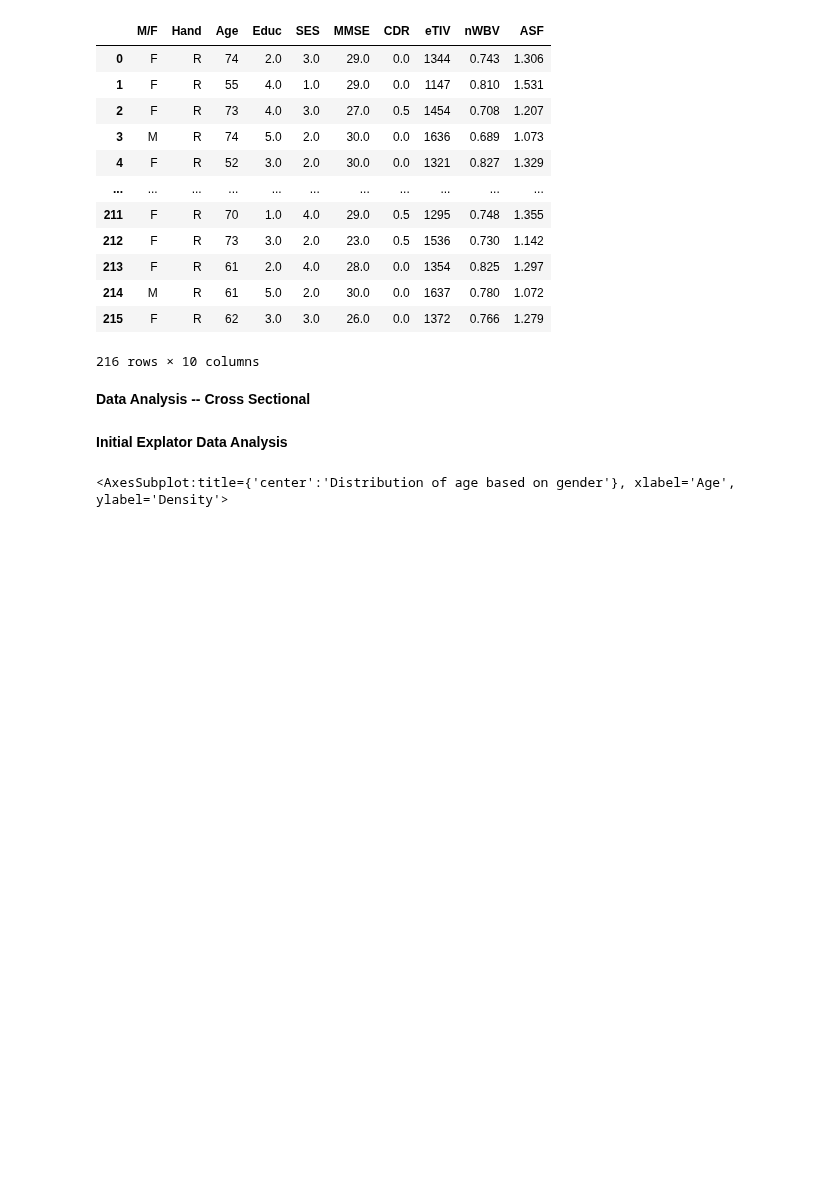
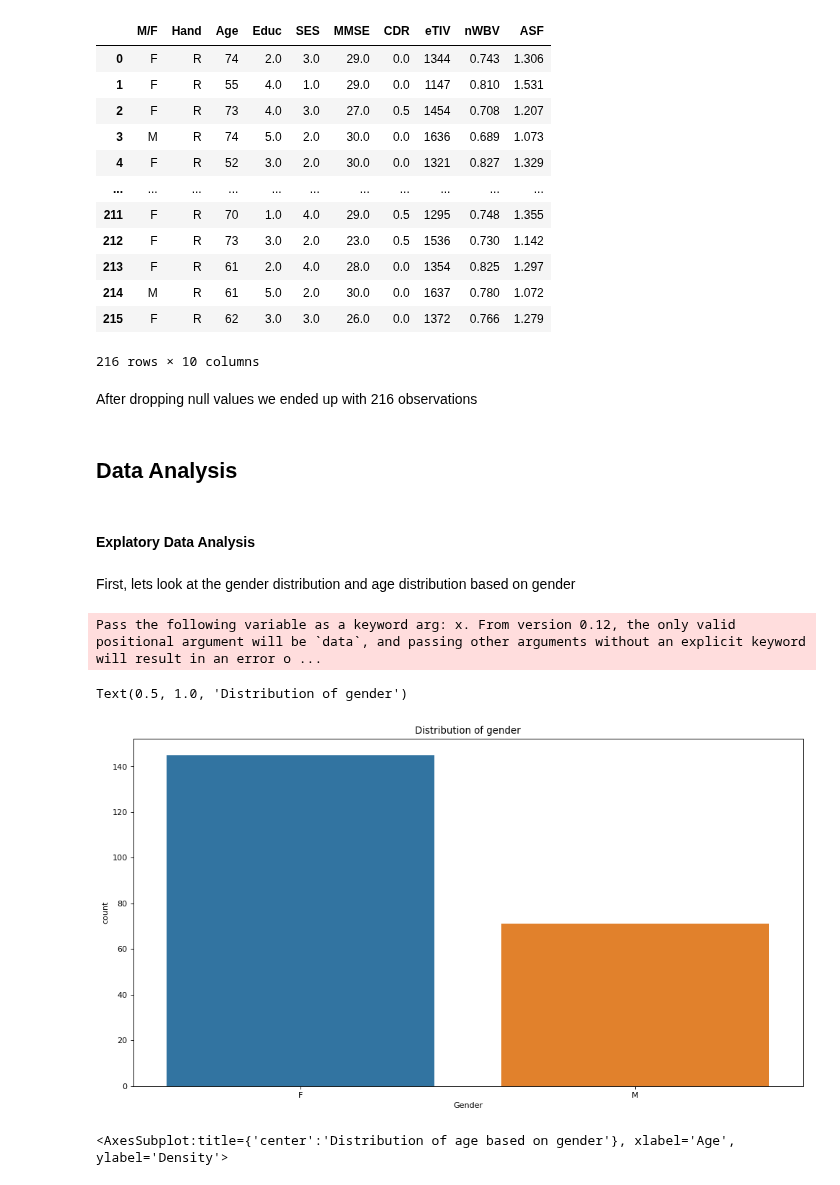
Before and after one commit to Gauss-x/Alzheimer-s-Analysis, a Jupyter notebook: main.ipynb, the cells around one changed output. Drawn from its saved outputs; the diff is of its cells as text; code cells hidden in the pictures; blank space fills up the shorter version.

```diff
--- a/main.ipynb
+++ b/main.ipynb
@@ -197,10 +180,24 @@ df_cross
 #change column names
 names_cross = ['Gender', 'Hand', 'Age', 'Educ', 'SES', 'MMSE', 'CDR', 'eTIV', 'nWBV', 'ASF']
 df_cross.columns = names_cross
+# %% [markdown]
+After dropping null values we ended up with 216 observations
 # %% [markdown]
-**Data Analysis -- Cross Sectional**
+## Data Analysis
 # %% [markdown]
-**Initial Explator Data Analysis**
+#### Explatory Data Analysis
+# %% [markdown]
+First, lets look at the gender distribution and age distribution based on gender
+# %%
+figure(figsize=(15, 8), dpi=80)
+
+
+sns.countplot(df_cross['Gender'])
+plt.title('Distribution of gender')
+# %% [output]
+Pass the following variable as a keyword arg: x. From version 0.12, the only valid positional argument will be `data`, and passing other arguments without an explicit keyword will result in an error o ...
+Text(0.5, 1.0, 'Distribution of gender')
+[figure, added]
 # %%
 
 figure(figsize=(15, 8), dpi=80)
```
Also changed, not shown: parts of 11 cells of this notebook.
